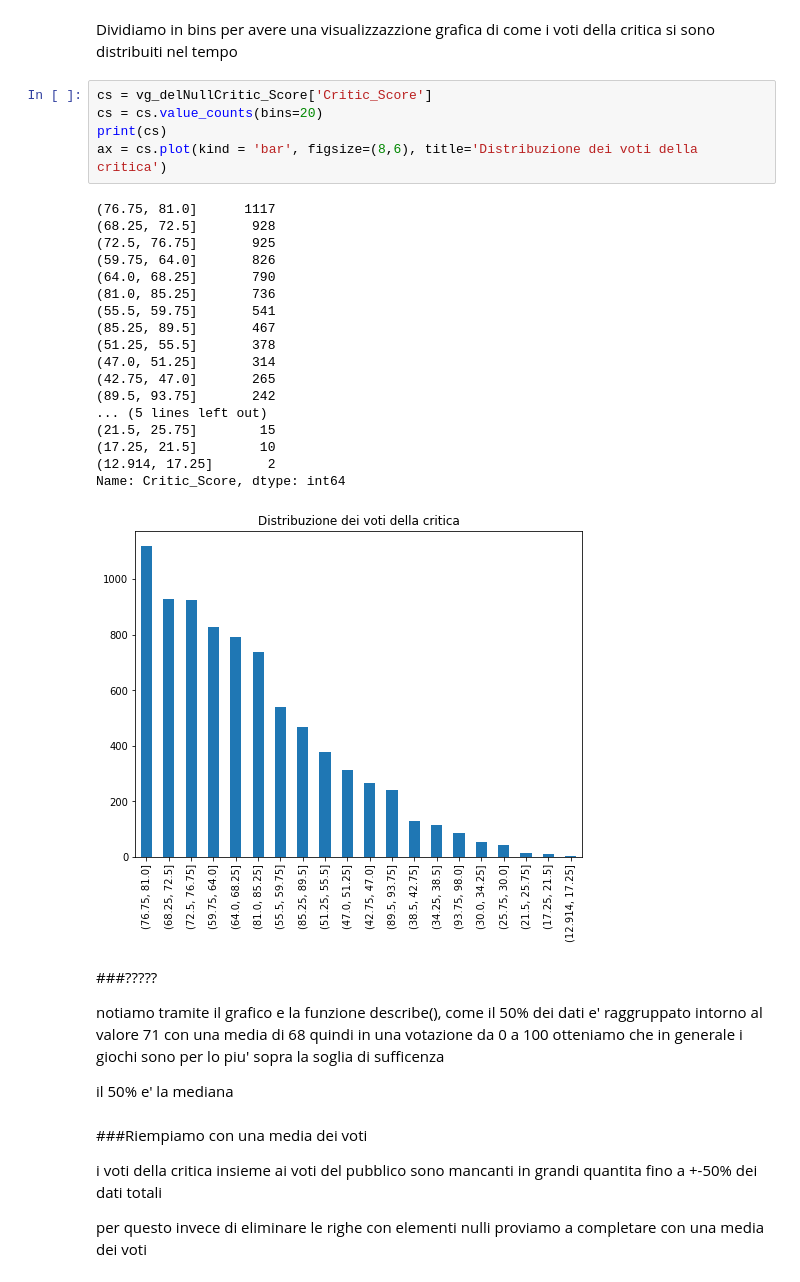
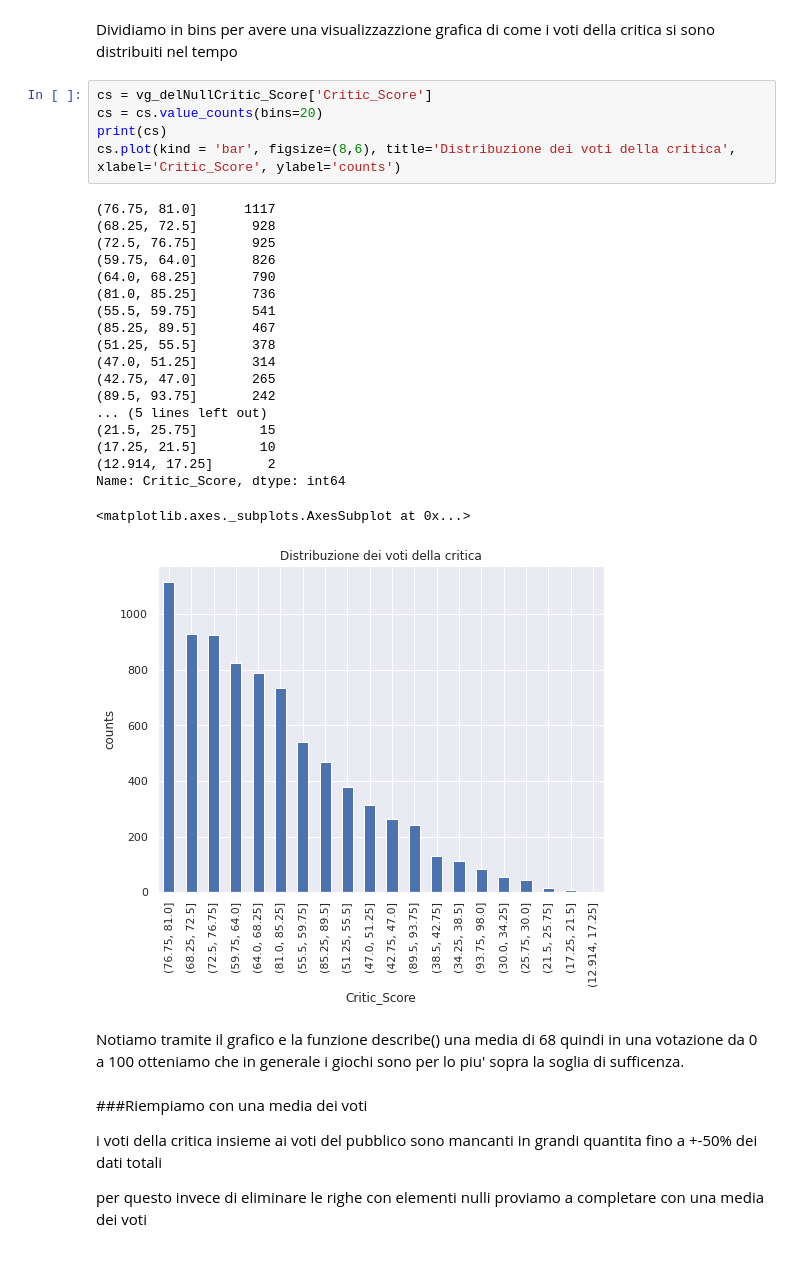
Before and after one commit to FilippoManini/IDS_VideoGame, a Jupyter notebook: Lab_video_game_sales.ipynb, the cells around one changed output. Drawn from its saved outputs; the diff is of its cells as text.

```diff
--- a/Lab_video_game_sales.ipynb
+++ b/Lab_video_game_sales.ipynb
@@ -535,33 +480,30 @@ Dividiamo in bins per avere una visualizzazzione grafica di come i voti della cr
 # %%
 cs = vg_delNullCritic_Score['Critic_Score']
 cs = cs.value_counts(bins=20)
 print(cs)
-ax = cs.plot(kind = 'bar', figsize=(8,6), title='Distribuzione dei voti della critica')
+cs.plot(kind = 'bar', figsize=(8,6), title='Distribuzione dei voti della critica', xlabel='Critic_Score', ylabel='counts')
 # %% [output]
 (76.75, 81.0]      1117
 (68.25, 72.5]       928
 (72.5, 76.75]       925
 (59.75, 64.0]       826
 (64.0, 68.25]       790
 (81.0, 85.25]       736
 (55.5, 59.75]       541
 (85.25, 89.5]       467
 (51.25, 55.5]       378
 (47.0, 51.25]       314
 (42.75, 47.0]       265
 (89.5, 93.75]       242
 ... (5 lines left out)
 (21.5, 25.75]        15
 (17.25, 21.5]        10
 (12.914, 17.25]       2
 Name: Critic_Score, dtype: int64
+<matplotlib.axes._subplots.AxesSubplot at 0x...>
-[figure, old version]
+[figure, new version]
 # %% [markdown]
-###?????
-
-notiamo tramite il grafico e la funzione describe(), come il 50% dei dati e' raggruppato intorno al valore 71 con una media di 68 quindi in una votazione da 0 a 100 otteniamo che in generale i giochi sono per lo piu' sopra la soglia di sufficenza
-
-il 50% e' la mediana
+Notiamo tramite il grafico e la funzione describe() una media di 68 quindi in una votazione da 0 a 100 otteniamo che in generale i giochi sono per lo piu' sopra la soglia di sufficenza.
 # %% [markdown]
 ###Riempiamo con una media dei voti
 
```
Also changed, not shown: parts of 89 cells of this notebook.
